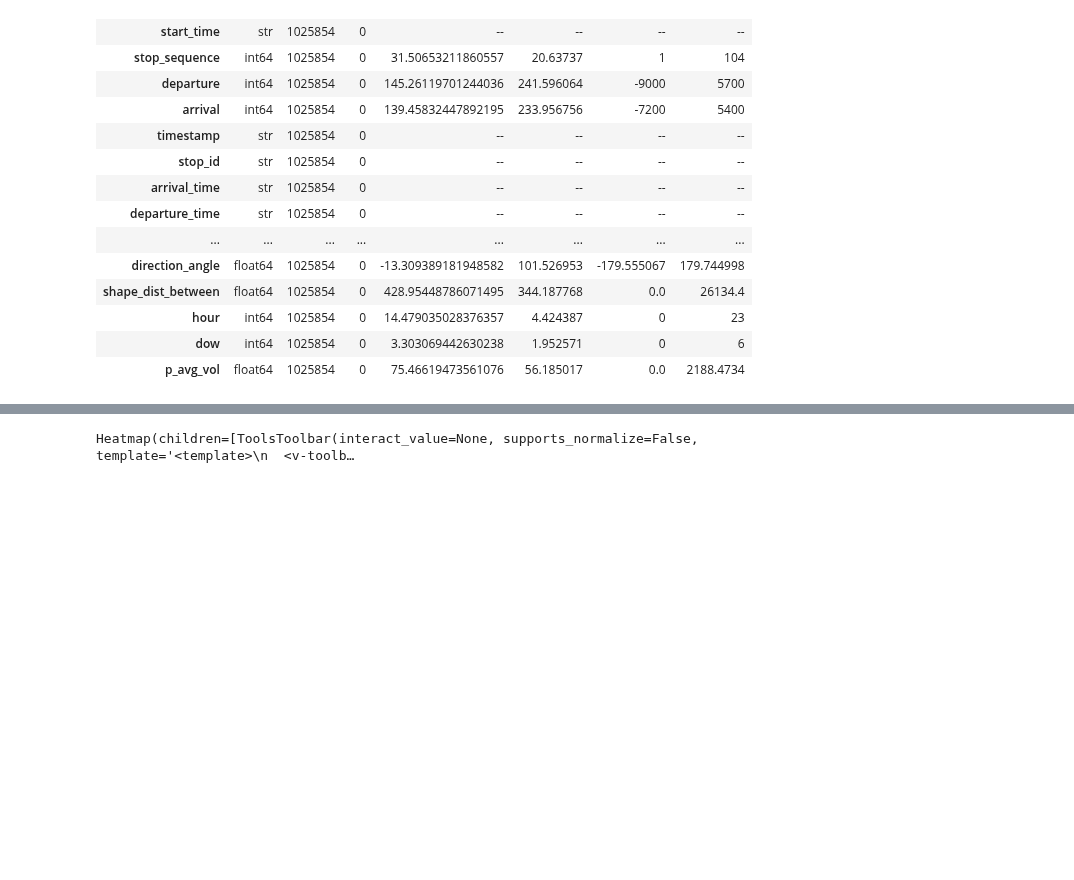
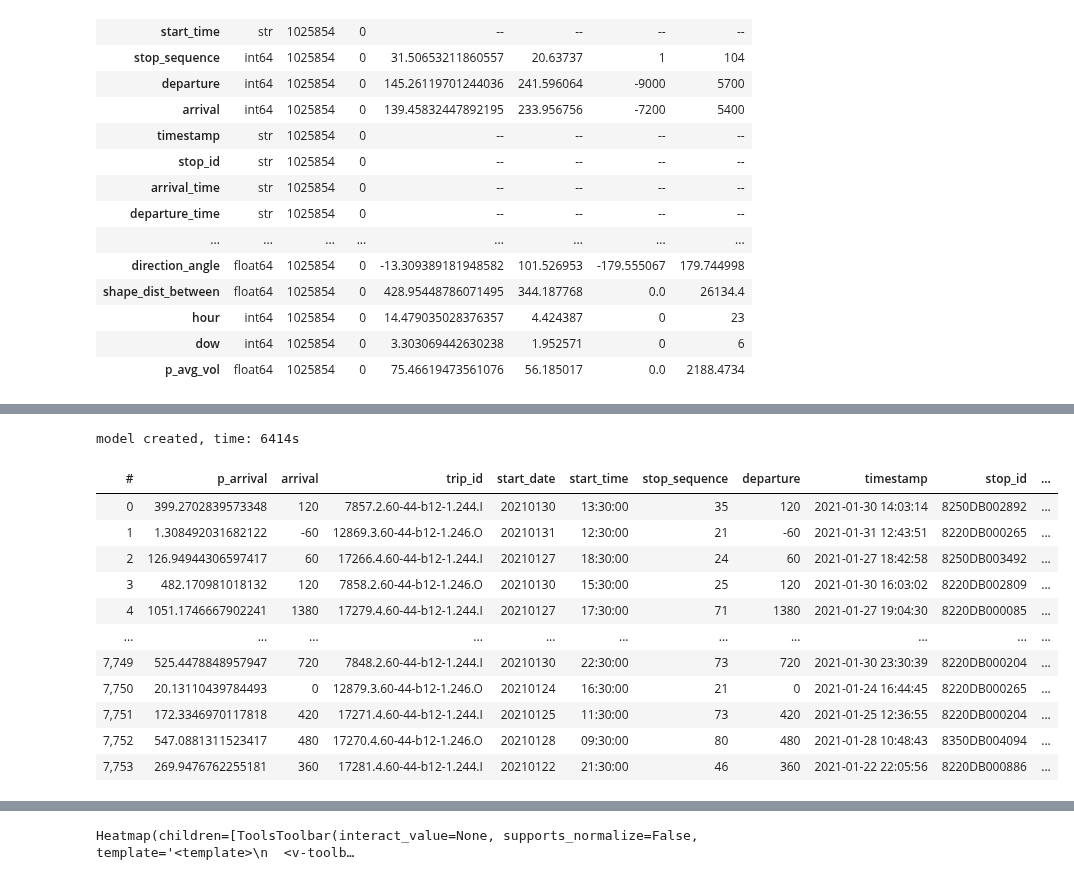
Before and after one commit to Drakodav/backend_d-dub, a Jupyter notebook: ml/processing/gtfsr_create_model.ipynb, the cells around one changed output, grey strips where cells are left out. Cells and saved outputs as stored; diff of their text form; code cells hidden in the pictures; blank space fills up the shorter version.

Commit message:
feat: save progress

```diff
--- a/ml/processing/gtfsr_create_model.ipynb
+++ b/ml/processing/gtfsr_create_model.ipynb
@@ -205,0 +167,54 @@ model created, time: 41s
+# %%
+from sklearn.neural_network import MLPRegressor
+
+def train_gtfsr(df):
+    feats = df.get_column_names(regex="pca") + \
+        df.get_column_names(regex=".*_x") + \
+        df.get_column_names(regex=".*_y") + \
+        df.get_column_names(regex="standard_scaled_*") + \
+        df.get_column_names(regex="one_hot_*") + \
+        df.get_column_names(regex="minmax_scaled_*") + \
+        ["stop_sequence", 'direction']
+
+
+    target = "arrival"
+    prediction_name = "p_arrival"
+
+    # create a machine learning model
+    # model = SGDRegressor(learning_rate='constant', eta0=0.0001)
+
+    model = MLPRegressor(learning_rate='constant', hidden_layer_sizes=100)
+    vaex_model = IncrementalPredictor(
+        features=feats,
+        target=target,
+        model=model,
+        prediction_name=prediction_name,
+        batch_size=11_000_000,
+        num_epochs=1000,
+    )
+
+    # here we fit and train the model
+    with parallel_backend("threading", n_jobs=8):
+        vaex_model.fit(df=df, progress='widget')
+        print("\n\nmodel created, time: {}s".format(round(time.time() - start)))
+
+        # dump(value=vaex_model, filename=model_out, compress=3)
+        # print("model written to output, time: {}s".format(round(time.time() - start)))
+
+        return vaex_model.transform(df)[[prediction_name, target] + df.get_column_names(False)]
+trained_df = train_gtfsr(transformed_df)
+trained_df
+# %% [output]
+model created, time: 6414s
+| # | p_arrival | arrival | trip_id | start_date | start_time | stop_sequence | departure | timestamp | stop_id | ... |
+| 0 | 399.2702839573348 | 120 | 7857.2.60-44-b12-1.244.I | 20210130 | 13:30:00 | 35 | 120 | 2021-01-30 14:03:14 | 8250DB002892 | ... |
+| 1 | 1.308492031682122 | -60 | 12869.3.60-44-b12-1.246.O | 20210131 | 12:30:00 | 21 | -60 | 2021-01-31 12:43:51 | 8220DB000265 | ... |
+| 2 | 126.94944306597417 | 60 | 17266.4.60-44-b12-1.244.I | 20210127 | 18:30:00 | 24 | 60 | 2021-01-27 18:42:58 | 8250DB003492 | ... |
+| 3 | 482.170981018132 | 120 | 7858.2.60-44-b12-1.246.O | 20210130 | 15:30:00 | 25 | 120 | 2021-01-30 16:03:02 | 8220DB002809 | ... |
+| 4 | 1051.1746667902241 | 1380 | 17279.4.60-44-b12-1.244.I | 20210127 | 17:30:00 | 71 | 1380 | 2021-01-27 19:04:30 | 8220DB000085 | ... |
+| ... | ... | ... | ... | ... | ... | ... | ... | ... | ... | ... |
+| 7,749 | 525.4478848957947 | 720 | 7848.2.60-44-b12-1.244.I | 20210130 | 22:30:00 | 73 | 720 | 2021-01-30 23:30:39 | 8220DB000204 | ... |
+| 7,750 | 20.13110439784493 | 0 | 12879.3.60-44-b12-1.246.O | 20210124 | 16:30:00 | 21 | 0 | 2021-01-24 16:44:45 | 8220DB000265 | ... |
+| 7,751 | 172.3346970117818 | 420 | 17271.4.60-44-b12-1.244.I | 20210125 | 11:30:00 | 73 | 420 | 2021-01-25 12:36:55 | 8220DB000204 | ... |
+| 7,752 | 547.0881311523417 | 480 | 17270.4.60-44-b12-1.246.O | 20210128 | 09:30:00 | 80 | 480 | 2021-01-28 10:48:43 | 8350DB004094 | ... |
+| 7,753 | 269.9476762255181 | 360 | 17281.4.60-44-b12-1.244.I | 20210122 | 21:30:00 | 46 | 360 | 2021-01-22 22:05:56 | 8220DB000886 | ... |
```
Also changed, not shown: parts of 9 cells of this notebook, 1 other file.
